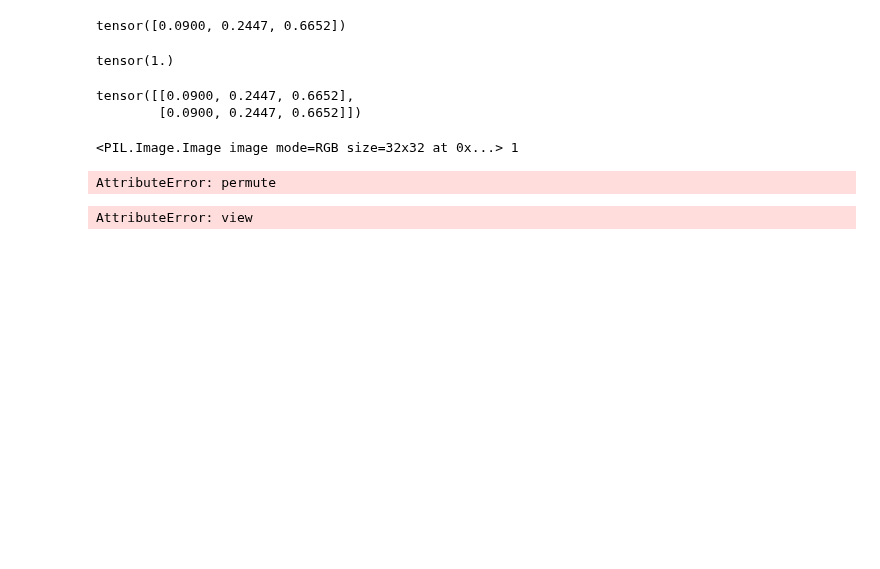
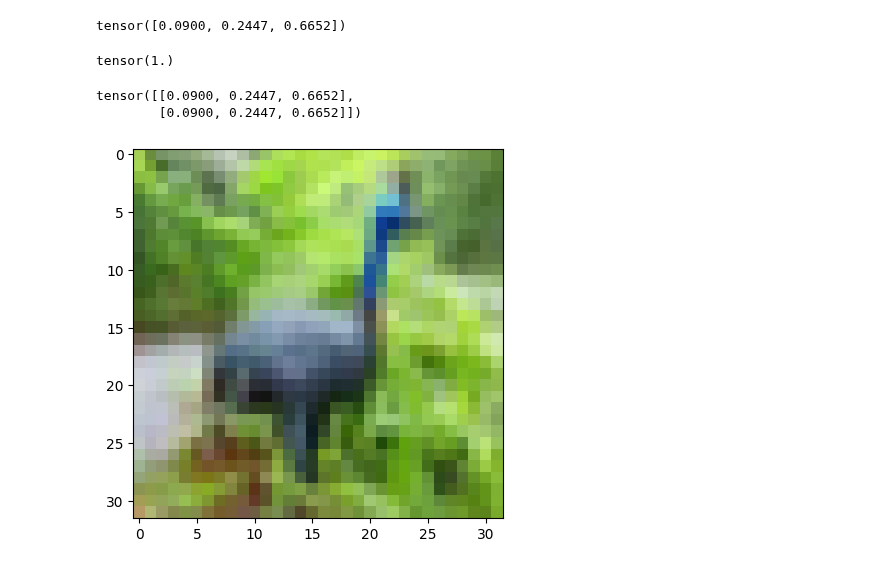
Before and after one commit to adhiiisetiawan/pytorch-back-to-basic, a Jupyter notebook: chapter7/7a. Datsets.ipynb, the cells around one changed output. Saved outputs shown, nothing was run; the diff lists cells and outputs as text; code cells hidden in the pictures; blank space fills up the shorter version.

Commit message:
fix permute error

```diff
--- a/chapter7/7a. Datsets.ipynb
+++ b/chapter7/7a. Datsets.ipynb
@@ -176,16 +176,13 @@ model = nn.Sequential(
 # %%
 im=cifar2[0]
 # %%
-img, aa = cifar2[0]
-print(img, aa)
-img.permute(1, 2, 0)
-# plt.imshow(img.permute(1, 2, 0))
-# plt.show()
+img, _ = cifar2[0]
+# print(img, aa)
+# img.permute(1, 2, 0)
+plt.imshow(img)
+plt.show()
 # %% [output]
-<PIL.Image.Image image mode=RGB size=32x32 at 0x...> 1
-AttributeError: permute
+[figure, added]
 # %%
 img_batch = img.view(-1).unsqueeze(0)
 img_batch
-# %% [output]
-AttributeError: view
```
